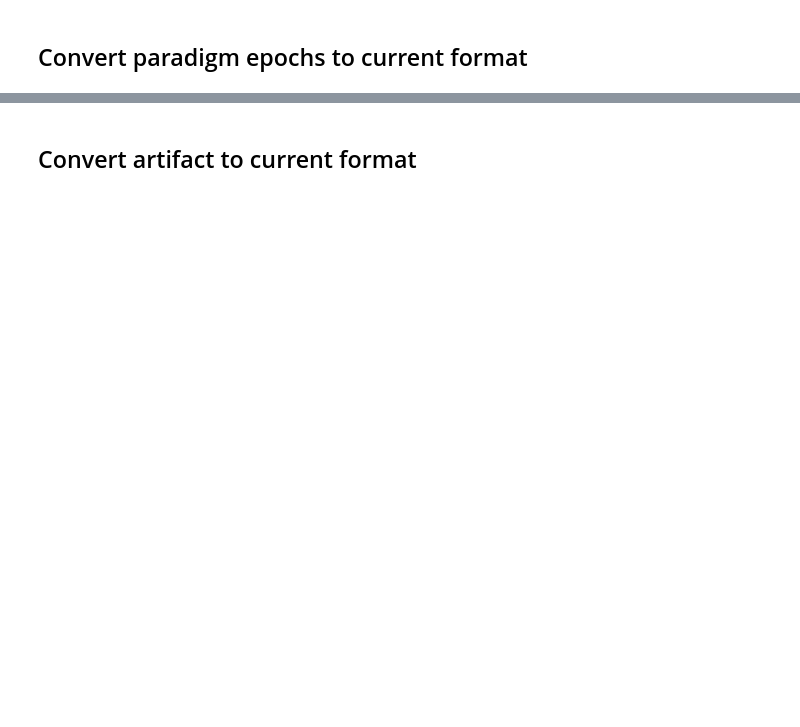
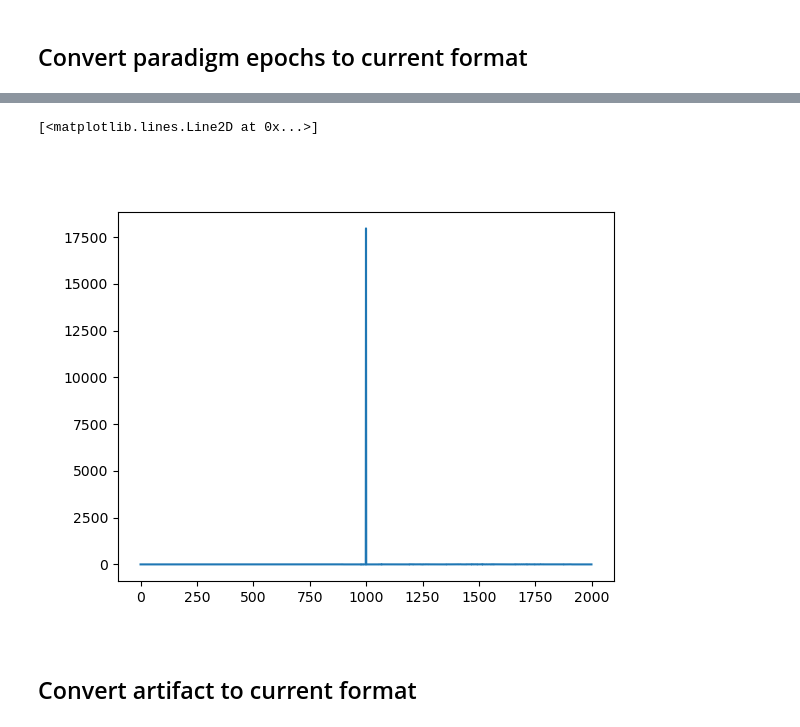
Before and after one commit to bapungiri/NeuroPy, a Jupyter notebook: BasicGens/test.ipynb, the cells around one changed output, grey strips where cells are left out. Drawn from its saved outputs; the diff is of its cells as text; code cells hidden in the pictures; blank space fills up the shorter version.

```diff
--- a/BasicGens/test.ipynb
+++ b/BasicGens/test.ipynb
@@ -21,0 +69,33 @@ data = {"epochs": epochs_new, "metadata": metadata}
+# %%
+%matplotlib widget
+import numpy as np
+import matplotlib.pyplot as plt
+from neuropy.plotting import plot_waveforms
+import subjects
+
+sess = subjects.sd.ratSday3[0]
+wav = sess.neurons.waveforms
+
+a1,b1 = wav[20],wav[25]
+b1 = np.where(b1!=0,b1,np.nan)
+# plot_wv = a1
+corr = np.corrcoef(a1.astype('float'),b1.astype('float'))
+# plt.imshow(corr[173:,:173])
+# plt.plot(b1.T+np.linspace(0,500,a1.shape[0]))
+# %%
+waveforms = sess.neurons.waveforms
+# waveforms = np.where(waveforms!=0,waveforms,np.nan)
+mx = np.ma.masked_equal(waveforms,value=0)
+waveforms = np.ma.reshape(mx, (sess.neurons.n_neurons, -1)).astype(float)
+similarity = np.ma.corrcoef(waveforms)
+np.fill_diagonal(similarity, 0)
+# %%
+bins = np.arange(-1,1,0.001)
+hist_sim = np.histogram(similarity,bins=bins)[0]
+# %%
+%matplotlib widget
+# plt.imshow(similarity[np.ix_(sort_ind,sort_ind)])
+plt.plot(hist_sim)
+# %% [output]
+[<matplotlib.lines.Line2D at 0x...>]
+[figure, added]
```
Also changed, not shown: parts of 22 cells of this notebook, 9 other files.
